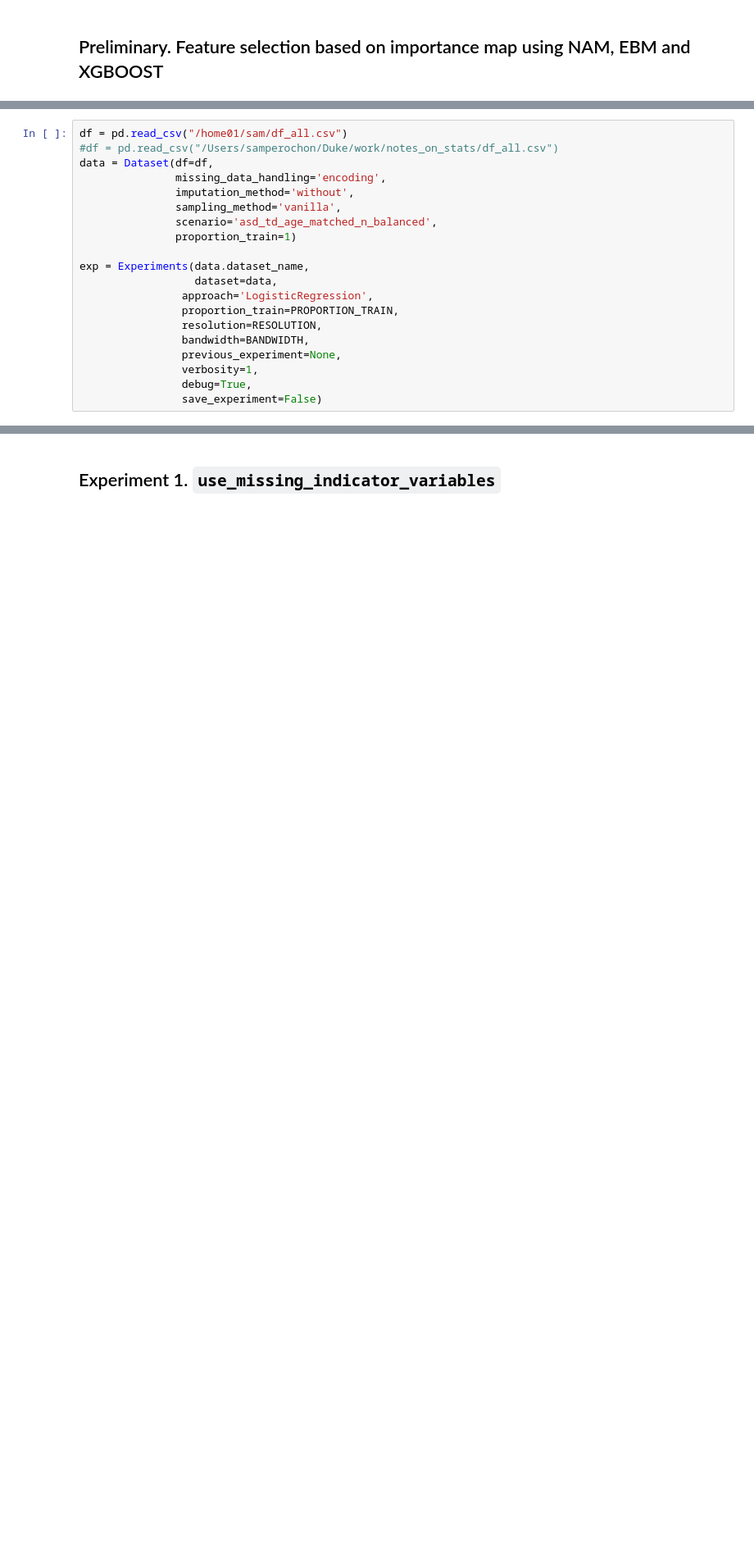
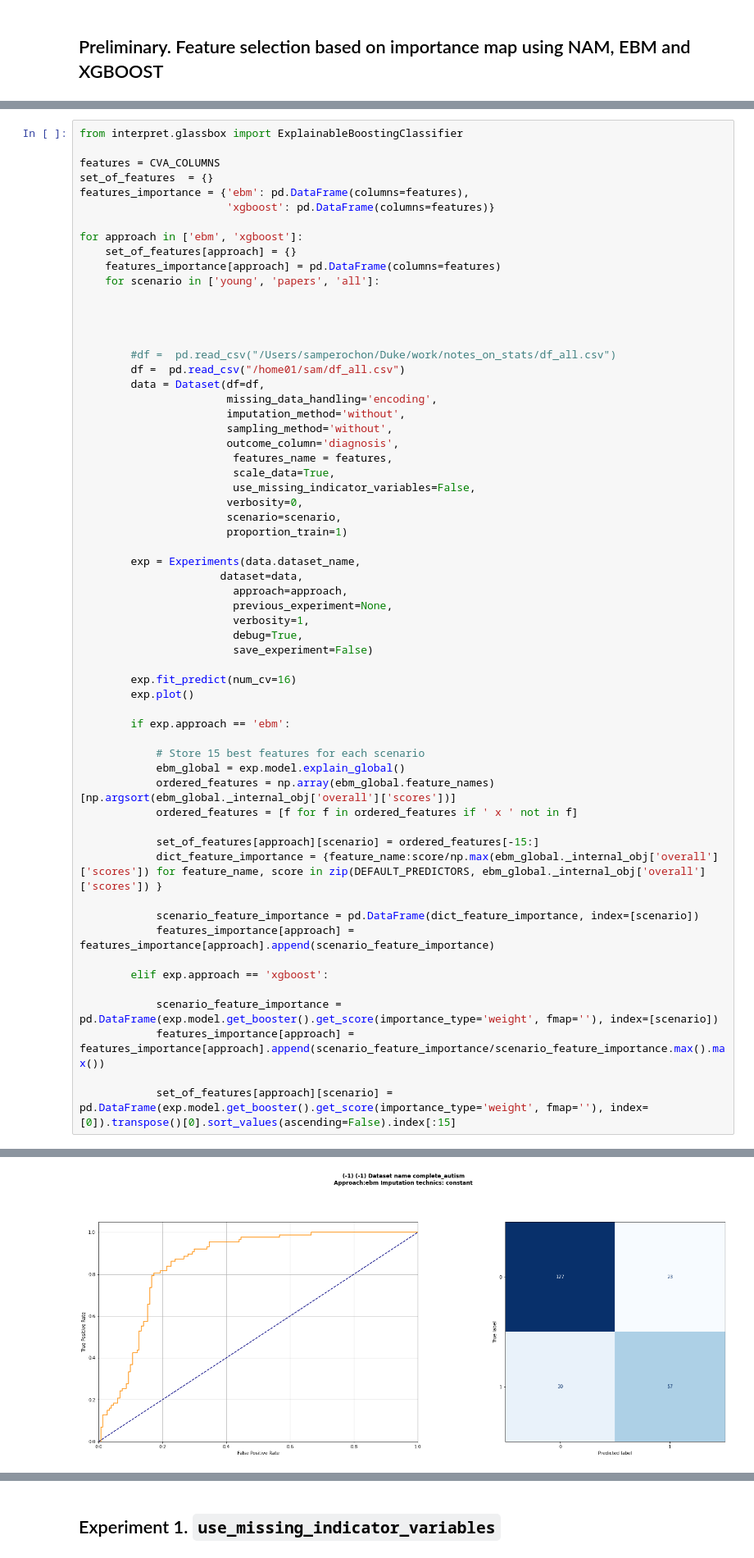
Before and after one commit to matiasdm/notes_on_stats, a Jupyter notebook: doc/notebooks/real_data_computation.ipynb, the cells around one changed output, grey strips where cells are left out. Shown at 82% size. Drawn from its saved outputs; the diff is of its cells as text; blank space fills up the shorter version.

```diff
--- a/doc/notebooks/real_data_computation.ipynb
+++ b/doc/notebooks/real_data_computation.ipynb
@@ -105,21 +117,62 @@ for scenario in ['young', 'papers', 'all', 'asd_td_age_matched_n_balanced', 'asd
 ... (3 outputs left out)
-# %%
-df = pd.read_csv("/home01/sam/df_all.csv")
-#df = pd.read_csv("/Users/samperochon/Duke/work/notes_on_stats/df_all.csv")
-data = Dataset(df=df,
-               missing_data_handling='encoding',
-               imputation_method='without',
-               sampling_method='vanilla',
-               scenario='asd_td_age_matched_n_balanced',
-               proportion_train=1)
-
-exp = Experiments(data.dataset_name,
-                  dataset=data,
-                approach='LogisticRegression',
-                proportion_train=PROPORTION_TRAIN,
-                resolution=RESOLUTION,
-                bandwidth=BANDWIDTH,
-                previous_experiment=None,
-                verbosity=1,
-                debug=True,
-                save_experiment=False)
+# %%
+from interpret.glassbox import ExplainableBoostingClassifier
+
+features = CVA_COLUMNS
+set_of_features  = {}
+features_importance = {'ebm': pd.DataFrame(columns=features),
+                       'xgboost': pd.DataFrame(columns=features)}
+
+for approach in ['ebm', 'xgboost']:
+    set_of_features[approach] = {}
+    features_importance[approach] = pd.DataFrame(columns=features)
+    for scenario in ['young', 'papers', 'all']:
+
+
+
+
+        #df =  pd.read_csv("/Users/samperochon/Duke/work/notes_on_stats/df_all.csv")
+        df =  pd.read_csv("/home01/sam/df_all.csv")
+        data = Dataset(df=df,
+                       missing_data_handling='encoding',
+                       imputation_method='without',
+                       sampling_method='without',
+                       outcome_column='diagnosis',
+                        features_name = features,
+                        scale_data=True,
+                        use_missing_indicator_variables=False,
+                       verbosity=0,
+                       scenario=scenario,
+                       proportion_train=1)
+
+        exp = Experiments(data.dataset_name,
+                      dataset=data,
+                        approach=approach,
+                        previous_experiment=None,
+                        verbosity=1,
+                        debug=True,
+                        save_experiment=False)
+
+        exp.fit_predict(num_cv=16)
+        exp.plot()
+
+        if exp.approach == 'ebm':
+
+            # Store 15 best features for each scenario
+            ebm_global = exp.model.explain_global()
+            ordered_features = np.array(ebm_global.feature_names)[np.argsort(ebm_global._internal_obj['overall']['scores'])]
+            ordered_features = [f for f in ordered_features if ' x ' not in f]
+
+            set_of_features[approach][scenario] = ordered_features[-15:]
+            dict_feature_importance = {feature_name:score/np.max(ebm_global._internal_obj['overall']['scores']) for feature_name, score in zip(DEFAULT_PREDICTORS, ebm_global._internal_obj['overall']['scores']) }
+
+            scenario_feature_importance = pd.DataFrame(dict_feature_importance, index=[scenario])
+            features_importance[approach] = features_importance[approach].append(scenario_feature_importance)
+
+        elif exp.approach == 'xgboost':
+
+            scenario_feature_importance = pd.DataFrame(exp.model.get_booster().get_score(importance_type='weight', fmap=''), index=[scenario])
+            features_importance[approach] = features_importance[approach].append(scenario_feature_importance/scenario_feature_importance.max().max())
+
+            set_of_features[approach][scenario] = pd.DataFrame(exp.model.get_booster().get_score(importance_type='weight', fmap=''), index=[0]).transpose()[0].sort_values(ascending=False).index[:15]
+# %% [output]
@@ -125,0 +181 @@ exp = Experiments(data.dataset_name,
+[figure, added]
```
Also changed, not shown: parts of 10 cells of this notebook, 3 other files.
